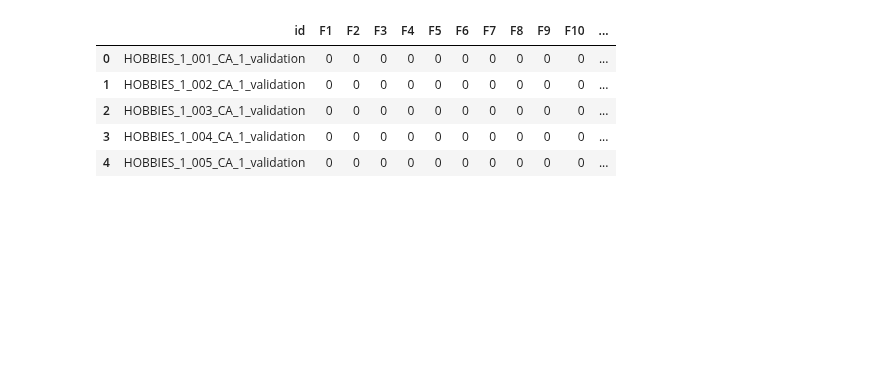
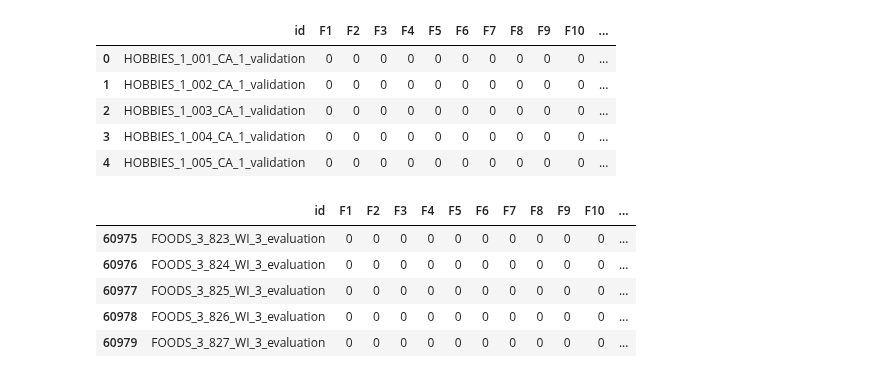
Before and after one commit to MitsuruFujiwara/M5-Forecasting-Accuracy, a Jupyter notebook: src/901_check_data.ipynb, the cells around one changed output. Saved outputs shown, nothing was run; the diff lists cells and outputs as text; code cells hidden in the pictures; blank space fills up the shorter version.

```diff
--- a/src/901_check_data.ipynb
+++ b/src/901_check_data.ipynb
@@ -42,0 +56,9 @@ df_sub.head()
+# %%
+df_sub.tail()
+# %% [output]
+|  | id | F1 | F2 | F3 | F4 | F5 | F6 | F7 | F8 | F9 | F10 | ... |
+| 60975 | FOODS_3_823_WI_3_evaluation | 0 | 0 | 0 | 0 | 0 | 0 | 0 | 0 | 0 | 0 | ... |
+| 60976 | FOODS_3_824_WI_3_evaluation | 0 | 0 | 0 | 0 | 0 | 0 | 0 | 0 | 0 | 0 | ... |
+| 60977 | FOODS_3_825_WI_3_evaluation | 0 | 0 | 0 | 0 | 0 | 0 | 0 | 0 | 0 | 0 | ... |
+| 60978 | FOODS_3_826_WI_3_evaluation | 0 | 0 | 0 | 0 | 0 | 0 | 0 | 0 | 0 | 0 | ... |
+| 60979 | FOODS_3_827_WI_3_evaluation | 0 | 0 | 0 | 0 | 0 | 0 | 0 | 0 | 0 | 0 | ... |
```
Also changed, not shown: parts of 2 cells of this notebook, 4 other files.
